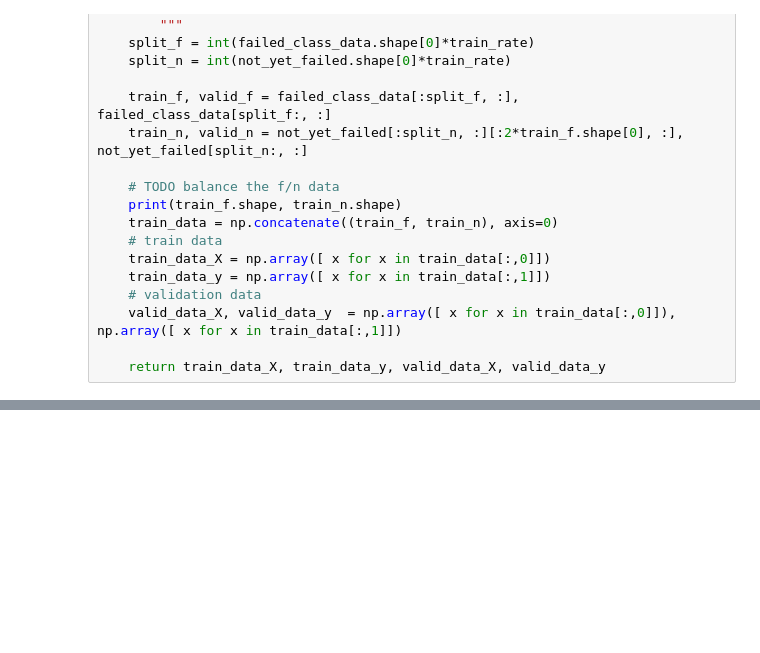
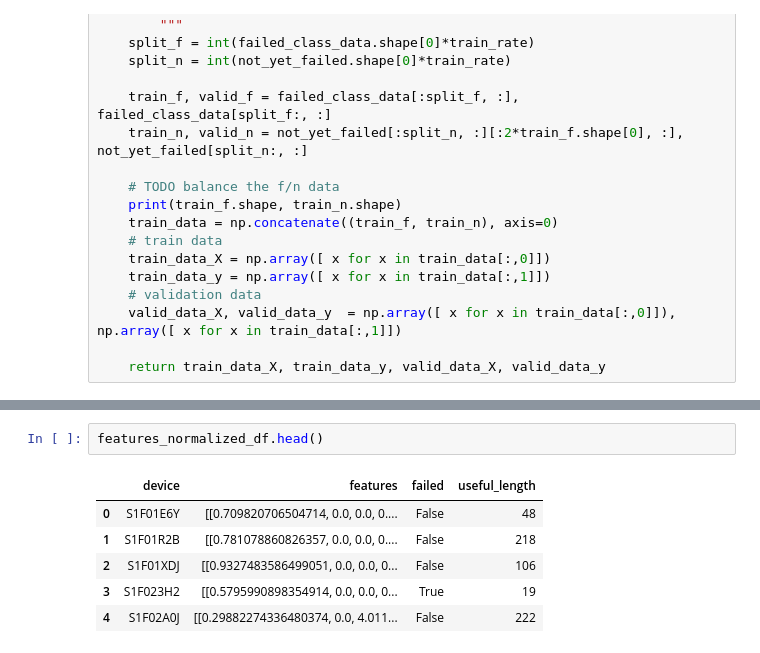
Before and after one commit to Wajih-O/ad-pmm-lab, a Jupyter notebook: pmm.ipynb, the cells around one changed output, grey strips where cells are left out. Saved outputs shown, nothing was run; the diff lists cells and outputs as text; blank space fills up the shorter version.

```diff
--- a/pmm.ipynb
+++ b/pmm.ipynb
@@ -532,0 +590,9 @@ plt.grid()
+# %%
+features_normalized_df.head()
+# %% [output]
+|  | device | features | failed | useful_length |
+| 0 | S1F01E6Y | [[0.709820706504714, 0.0, 0.0, 0.... | False | 48 |
+| 1 | S1F01R2B | [[0.781078860826357, 0.0, 0.0, 0.... | False | 218 |
+| 2 | S1F01XDJ | [[0.9327483586499051, 0.0, 0.0, 0... | False | 106 |
+| 3 | S1F023H2 | [[0.5795990898354914, 0.0, 0.0, 0... | True | 19 |
+| 4 | S1F02A0J | [[0.29882274336480374, 0.0, 4.011... | False | 222 |
```
Also changed, not shown: parts of 34 cells of this notebook.
